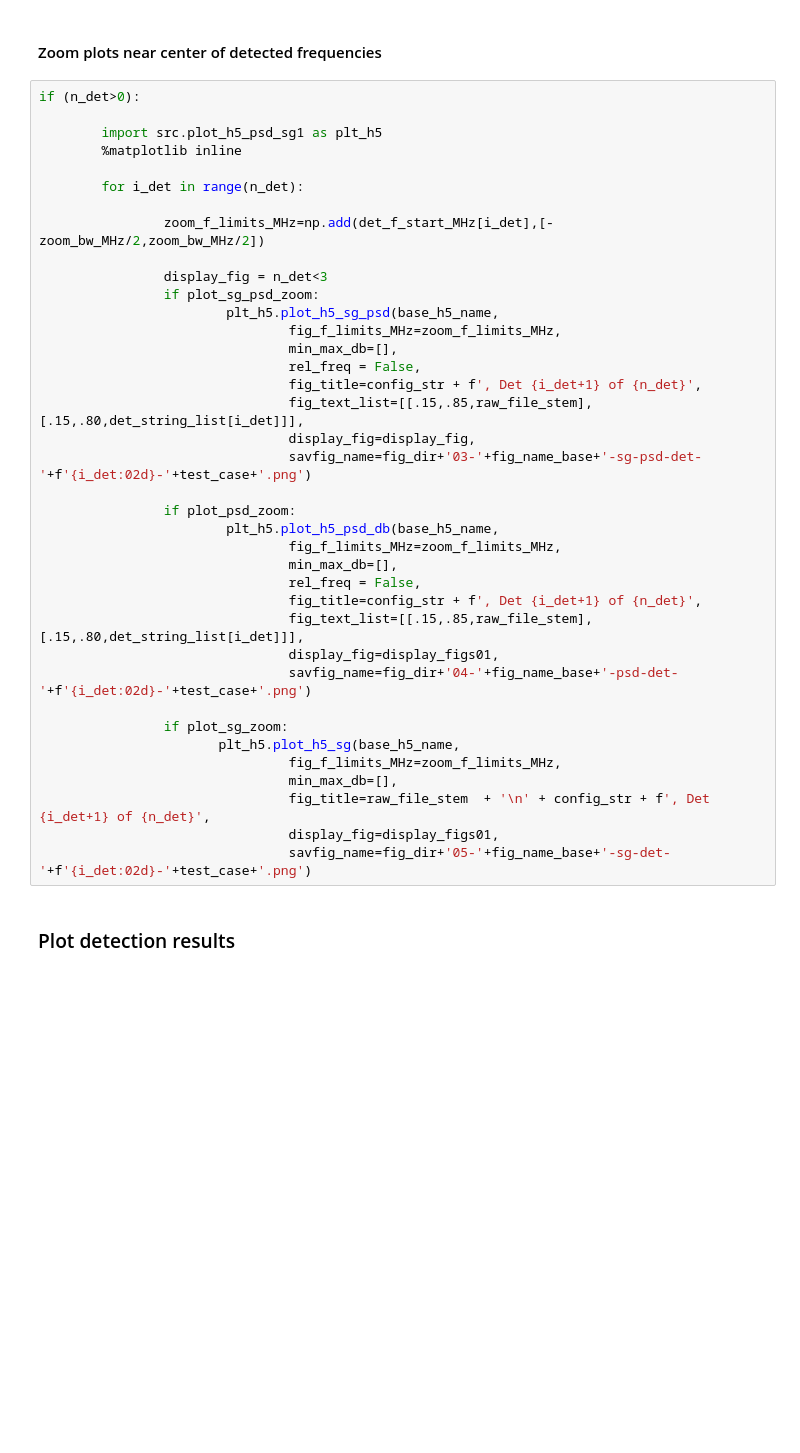
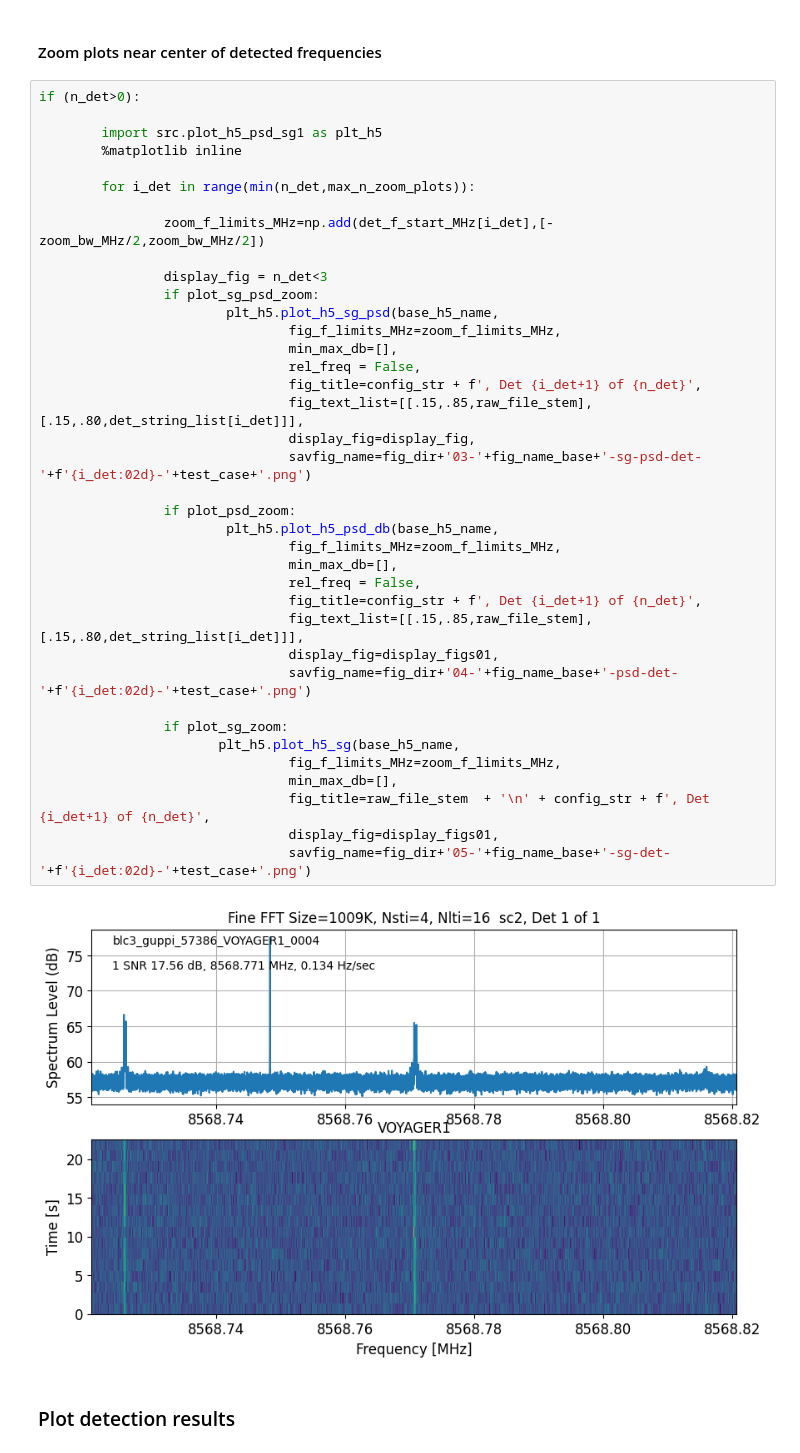
Before and after one commit to khouston22/seti_end_to_end, a Jupyter notebook: 01_seti_end_to_end.ipynb, the cells around one changed output. Saved outputs shown, nothing was run; the diff lists cells and outputs as text; blank space fills up the shorter version.

```diff
--- a/01_seti_end_to_end.ipynb
+++ b/01_seti_end_to_end.ipynb
@@ -740,38 +719,40 @@ if (n_det>0):
         import src.plot_h5_psd_sg1 as plt_h5
         %matplotlib inline
 
-        for i_det in range(n_det):
+        for i_det in range(min(n_det,max_n_zoom_plots)):
 
                 zoom_f_limits_MHz=np.add(det_f_start_MHz[i_det],[-zoom_bw_MHz/2,zoom_bw_MHz/2])
 
                 display_fig = n_det<3
                 if plot_sg_psd_zoom:
                         plt_h5.plot_h5_sg_psd(base_h5_name,
                                 fig_f_limits_MHz=zoom_f_limits_MHz,
                                 min_max_db=[],
                                 rel_freq = False,
                                 fig_title=config_str + f', Det {i_det+1} of {n_det}',
                                 fig_text_list=[[.15,.85,raw_file_stem],[.15,.80,det_string_list[i_det]]],
                                 display_fig=display_fig,
                                 savfig_name=fig_dir+'03-'+fig_name_base+'-sg-psd-det-'+f'{i_det:02d}-'+test_case+'.png')
 
                 if plot_psd_zoom:
                         plt_h5.plot_h5_psd_db(base_h5_name,
                                 fig_f_limits_MHz=zoom_f_limits_MHz,
                                 min_max_db=[],
                                 rel_freq = False,
                                 fig_title=config_str + f', Det {i_det+1} of {n_det}',
                                 fig_text_list=[[.15,.85,raw_file_stem],[.15,.80,det_string_list[i_det]]],
                                 display_fig=display_figs01,
                                 savfig_name=fig_dir+'04-'+fig_name_base+'-psd-det-'+f'{i_det:02d}-'+test_case+'.png')
 
                 if plot_sg_zoom:
                        plt_h5.plot_h5_sg(base_h5_name,
                                 fig_f_limits_MHz=zoom_f_limits_MHz,
                                 min_max_db=[],
                                 fig_title=raw_file_stem  + '\n' + config_str + f', Det {i_det+1} of {n_det}',
                                 display_fig=display_figs01,
                                 savfig_name=fig_dir+'05-'+fig_name_base+'-sg-det-'+f'{i_det:02d}-'+test_case+'.png')
+# %% [output]
+[figure, added]
 # %% [markdown]
 ### Plot detection results
 # %%
```
Also changed, not shown: parts of 14 cells of this notebook, 3 other files.
